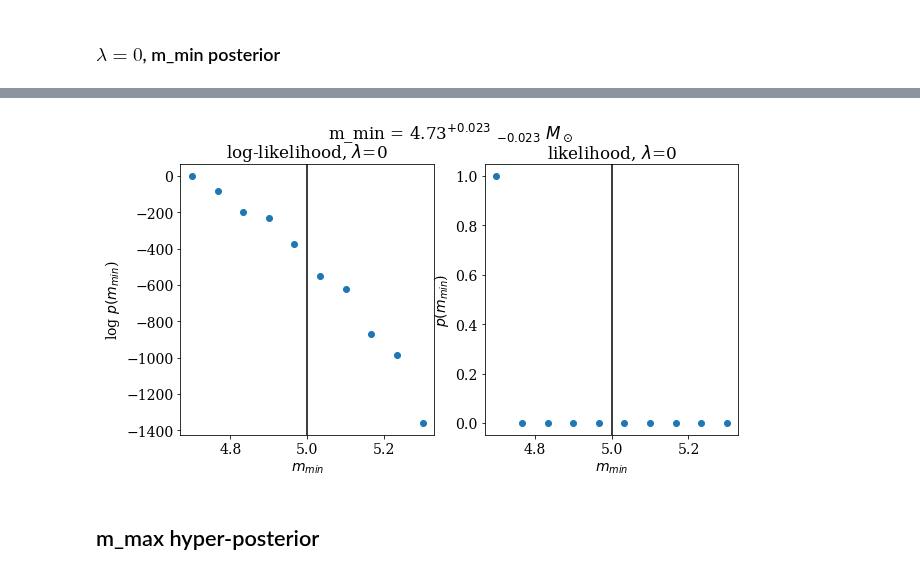
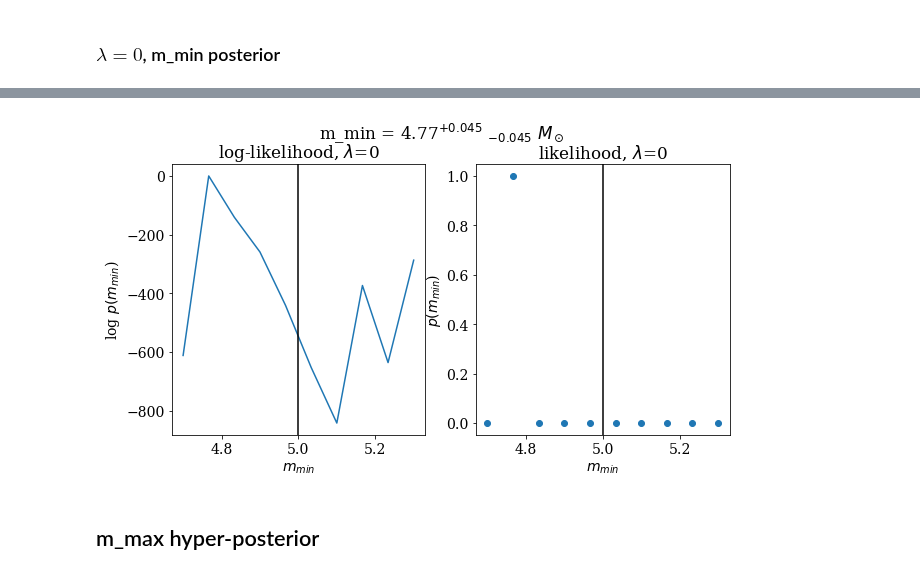
Before and after one commit to veome22/hybrid_waveforms, a Jupyter notebook: powerlaw_population_inference.ipynb, the cells around one changed output, grey strips where cells are left out. Saved outputs shown, nothing was run; the diff lists cells and outputs as text; code cells hidden in the pictures.

Commit message:
FIXED alpha and mmin integral

```diff
--- a/powerlaw_population_inference.ipynb
+++ b/powerlaw_population_inference.ipynb
@@ -711,7 +713,7 @@ def log_likelihood_alpha(m1_mu_events, m2_mu_events, covariances, \
 # m1_mu_sampled, m1_sigma_events = sample_m1_events(df_mc, df_eta, biased=False)
 
 # set the required data
-m1_mu_sampled, m2_mu_sampled,  m1_variance, m2_variance, m1_m2_covariance = sample_m1_m2_events(df_mc[:1200], df_eta[:1200], injected=False)
+m1_mu_sampled, m2_mu_sampled,  m1_variance, m2_variance, m1_m2_covariance = sample_m1_m2_events(df_mc, df_eta, injected=False)
 covariances = np.zeros((len(m1_mu_sampled), 2,2))
 
 for i in range(len(m1_mu_sampled)):
@@ -753,3 +837,19 @@ if save_likelihoods:
+# %%
+for a in range(n_alpha):
+    alpha = alpha_range[a]
+
+    prior_m1 = power(m_int_range, alpha, mmin_inj, mmax_inj)
+    # make sure the prior is normalized
+    # (becomes a problem with geomspaced bins where the first few numbers are 0s)
+    # prior = prior / integrate.trapezoid(prior, m_int_range)
+    prior_m1 = prior_m1 / jax.numpy.trapz(prior_m1, m_int_range)
+
+    integrands = prior_m1 * posteriors_m1* integrand_m2
+    integrals = integrate.trapezoid(integrands, m_int_range, axis=1)
+    integrals = integrals[integrals!=0]
+    log_p_alpha[a] = np.sum(np.log(integrals))
+
+log_alpha_norm_lam_0 =log_p_alpha - np.max(log_p_alpha)
 # %%
 # 68% confidence interval using KDE
 med_alpha, sig_pos_alpha, sig_neg_alpha = get_cofidence_int_1d(log_alpha_norm_lam_0, alpha_range_lam_0)
@@ -1285,8 +1385,8 @@ def log_likelihood_mmin_2D(m1_mu_events, m2_mu_events, covariances, \
 
     posteriors_m1 = np.zeros((Nt, n_m1_int))
 
-    # for i in range(Nt):
-    #     posteriors_m1[i] = bivariate_normal_dist(m1_int_range, m2_mu_events[i], m1_mu_events[i], m2_mu_events[i], covariances[i])
+    for i in range(Nt):
+        posteriors_m1[i] = bivariate_normal_dist(m1_int_range, m2_mu_events[i], m1_mu_events[i], m2_mu_events[i], covariances[i])
 
     for m1_low_index, m1_low in enumerate(m1_low_range):
 
@@ -1304,7 +1404,7 @@ def log_likelihood_mmin_2D(m1_mu_events, m2_mu_events, covariances, \
                 posteriors_m2 = bivariate_normal_dist(m1, m2_int_range, m1_mu_events[i], m2_mu_events[i], covariances[i])
                 integral_m2[i,j] = integrate.trapezoid(prior_m2 * posteriors_m2, m2_int_range)
 
-        integrands = prior_m1*integral_m2
+        integrands = prior_m1*integral_m2*posteriors_m1
 
         integrals = integrate.trapezoid(integrands, m1_int_range, axis=1)
         integrals = integrals[integrals!=0]
@@ -1390,26 +1491,26 @@ ValueError: x and y arrays must have at least 2 entries
 # %%
 # print("most likely m1_min (IN SOURCE FRAME) =",mu_mmin)
 fig, axes = plt.subplots(nrows=1, ncols=2, figsize=(10, 5))
 
-axes[0].scatter(m1_low_range_lam_0, log_mmin_norm_lam_0)
+axes[0].plot(m1_low_range_lam_0, log_mmin_norm_lam_0)
 axes[0].axvline(x=mmin_inj, color='k')
 axes[0].set_ylabel("log $p(m_{min}$)")
 axes[0].set_xlabel("$m_{min}$")
 axes[0].set_title("log-likelihood, $\lambda$=0")
 
 axes[1].scatter(m1_low_range_lam_0, np.exp(log_mmin_norm_lam_0))
 axes[1].axvline(x=mmin_inj, color='k')
 axes[1].set_ylabel("$p(m_{min}$)")
 axes[1].set_xlabel("$m_{min}$")
 axes[1].set_title("likelihood, $\lambda$=0")
 
 plt.suptitle(f"m_min = {med_mmin:.2f}$^{{+{sig_pos_mmin-med_mmin:.3f}}}$ $_{{{sig_neg_mmin - med_mmin:.3f}}} \,\, M_\odot$", y=1.0)
 plt.tight_layout
 
 # plt.savefig(plotdir+f'N_{len(m1_mu_sampled)}_mmin_hyper_posterior_lam_0.pdf')
 plt.show()
 # %% [output]
-[figure, old version]
+[figure, new version]
 # %% [markdown]
 ## m_max hyper-posterior
 # %%
```
Also changed, not shown: parts of 19 cells of this notebook.
